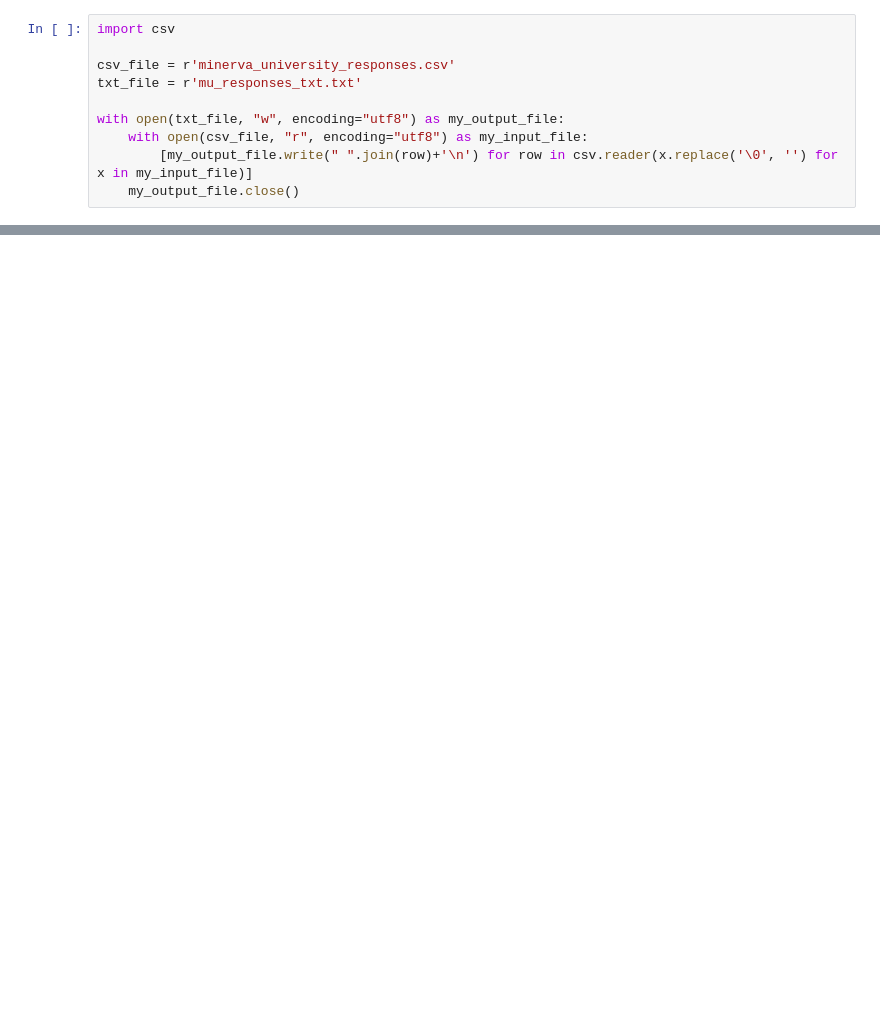
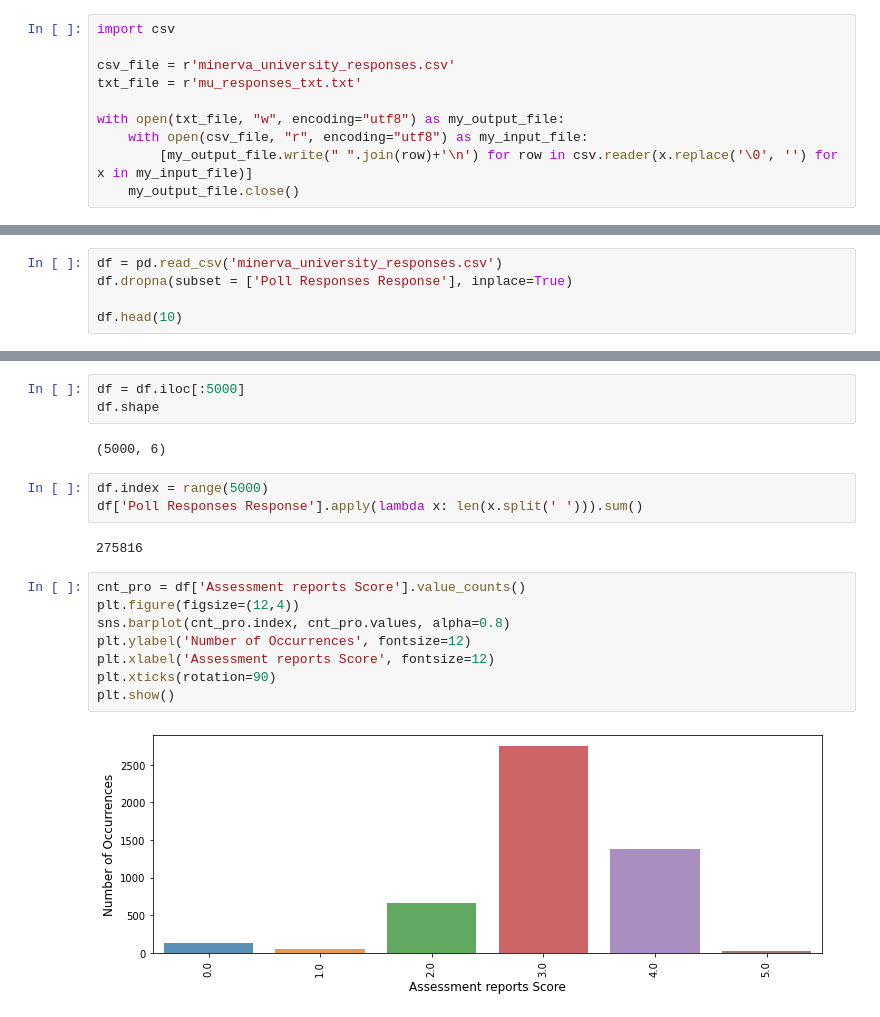
Before and after one commit to AI-lab-grading-nlp/Research, a Jupyter notebook: API with beatiful soup/Vectorization/word_to_vec.ipynb, the cells around one changed output, grey strips where cells are left out. Drawn from its saved outputs; the diff is of its cells as text; blank space fills up the shorter version.

```diff
--- a/API with beatiful soup/Vectorization/word_to_vec.ipynb
+++ b/API with beatiful soup/Vectorization/word_to_vec.ipynb
@@ -74,0 +181,5 @@ print("Cosine similarity between 'network' " +
+# %%
+df = pd.read_csv('minerva_university_responses.csv')
+df.dropna(subset = ['Poll Responses Response'], inplace=True)
+
+df.head(10)
@@ -74,0 +198,20 @@ print("Cosine similarity between 'network' " +
+# %%
+df = df.iloc[:5000]
+df.shape
+# %% [output]
+(5000, 6)
+# %%
+df.index = range(5000)
+df['Poll Responses Response'].apply(lambda x: len(x.split(' '))).sum()
+# %% [output]
+275816
+# %%
+cnt_pro = df['Assessment reports Score'].value_counts()
+plt.figure(figsize=(12,4))
+sns.barplot(cnt_pro.index, cnt_pro.values, alpha=0.8)
+plt.ylabel('Number of Occurrences', fontsize=12)
+plt.xlabel('Assessment reports Score', fontsize=12)
+plt.xticks(rotation=90)
+plt.show()
+# %% [output]
+[figure, added]
```
Also changed, not shown: parts of 73 cells of this notebook, 2 other files.
